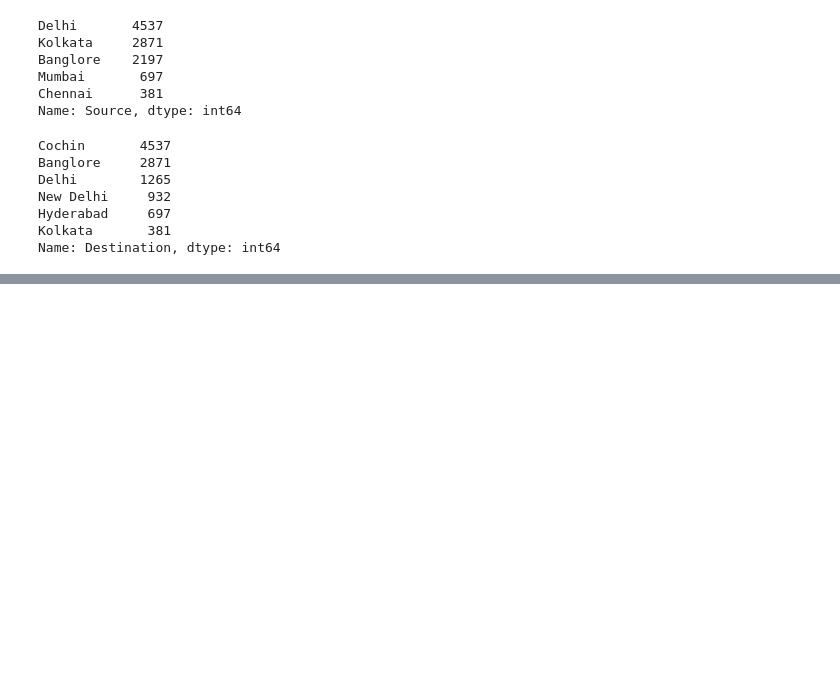
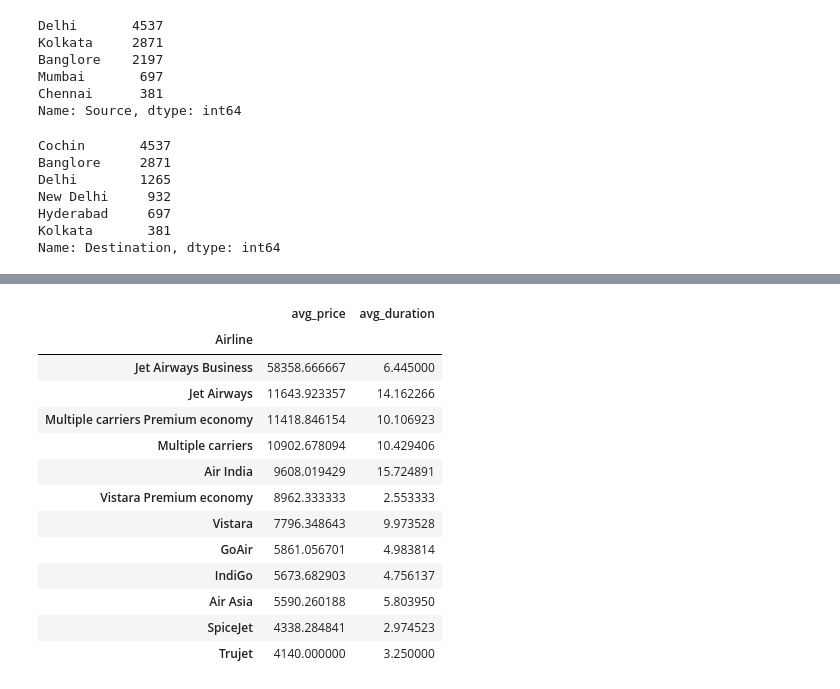
Before and after one commit to mehratif1/Flight_Price_Analysis, a Jupyter notebook: Project1.ipynb, the cells around one changed output, grey strips where cells are left out. Saved outputs shown, nothing was run; the diff lists cells and outputs as text; code cells hidden in the pictures; blank space fills up the shorter version.

```diff
--- a/Project1.ipynb
+++ b/Project1.ipynb
@@ -140,0 +211,17 @@ dtype: int64
+# %%
+df.groupby("Airline").agg(avg_price = ("Price", "mean"), avg_duration = ("Duration", "mean")).sort_values(by = "avg_price", ascending= False)
+# %% [output]
+|  | avg_price | avg_duration |
+| Airline |  |  |
+| Jet Airways Business | 58358.666667 | 6.445000 |
+| Jet Airways | 11643.923357 | 14.162266 |
+| Multiple carriers Premium economy | 11418.846154 | 10.106923 |
+| Multiple carriers | 10902.678094 | 10.429406 |
+| Air India | 9608.019429 | 15.724891 |
+| Vistara Premium economy | 8962.333333 | 2.553333 |
+| Vistara | 7796.348643 | 9.973528 |
+| GoAir | 5861.056701 | 4.983814 |
+| IndiGo | 5673.682903 | 4.756137 |
+| Air Asia | 5590.260188 | 5.803950 |
+| SpiceJet | 4338.284841 | 2.974523 |
+| Trujet | 4140.000000 | 3.250000 |
```
Also changed, not shown: parts of 19 cells of this notebook.
